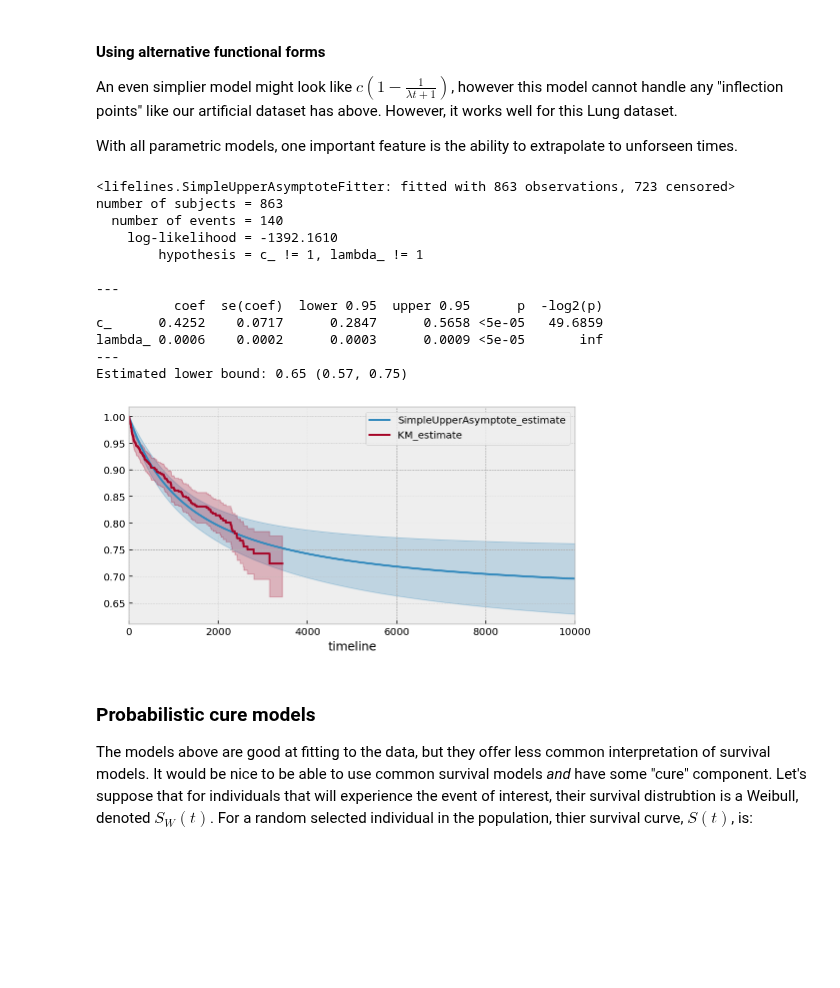
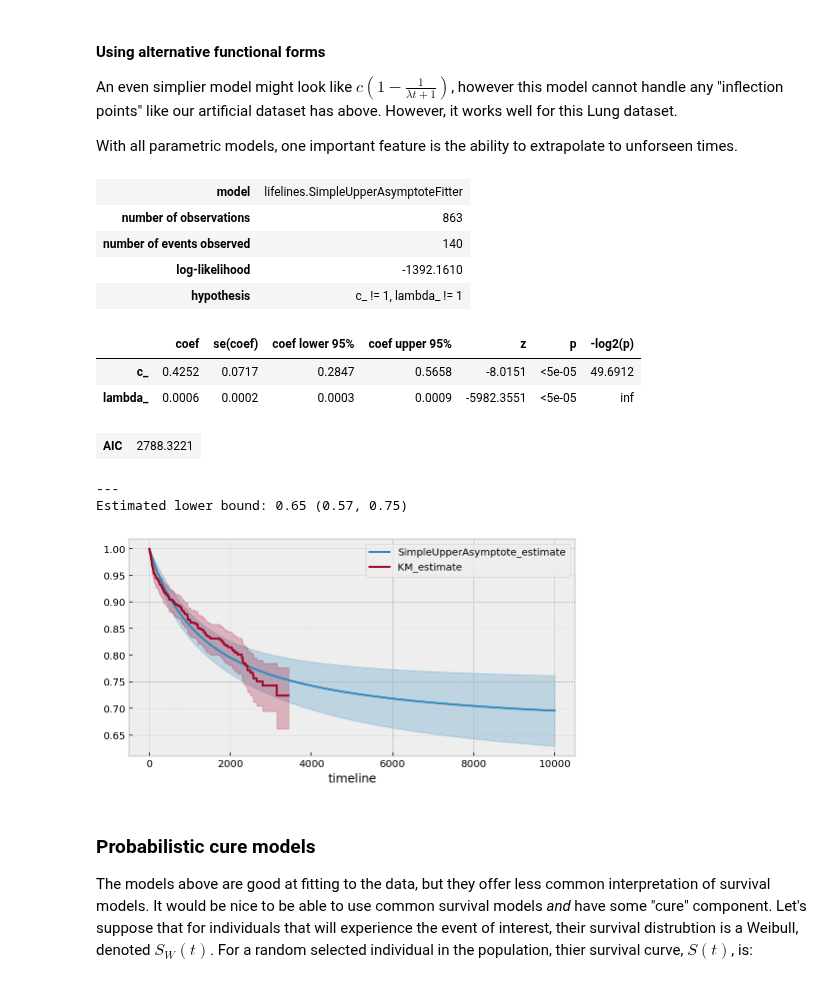
Before and after one commit to CamDavidsonPilon/lifelines, a Jupyter notebook: docs/jupyter_notebooks/Modelling time-lagged conversion rates.ipynb, the cells around one changed output. Cells and saved outputs as stored; diff of their text form; code cells hidden in the pictures; blank space fills up the shorter version.

```diff
--- a/docs/jupyter_notebooks/Modelling time-lagged conversion rates.ipynb
+++ b/docs/jupyter_notebooks/Modelling time-lagged conversion rates.ipynb
@@ -227,32 +220,31 @@ class SimpleUpperAsymptoteFitter(ParametricUnivariateFitter):
 # %%
 # Another, less obvious, dataset.
 
 saf = SimpleUpperAsymptoteFitter().fit(T, E, timeline=np.arange(1, 10000))
 ax = saf.plot_survival_function(figsize=(8,4))
 saf.print_summary(4)
 
 kmf.fit(T, E).plot(ax=ax)
 print("---")
 print("Estimated lower bound: {:.2f} ({:.2f}, {:.2f})".format(
         np.exp(-saf.summary.loc['c_', 'coef']),
-        np.exp(-saf.summary.loc['c_', 'upper 0.95']),
-        np.exp(-saf.summary.loc['c_', 'lower 0.95']),
+        np.exp(-saf.summary.loc['c_', 'coef upper 95%']),
+        np.exp(-saf.summary.loc['c_', 'coef lower 95%']),
     )
 )
 # %% [output]
+| model | lifelines.SimpleUpperAsymptoteFitter |
+| number of observations | 863 |
+| number of events observed | 140 |
+| log-likelihood | -1392.1610 |
+| hypothesis | c_ != 1, lambda_ != 1 |
+|  | coef | se(coef) | coef lower 95% | coef upper 95% | z | p | -log2(p) |
+| c_ | 0.4252 | 0.0717 | 0.2847 | 0.5658 | -8.0151 | <5e-05 | 49.6912 |
+| lambda_ | 0.0006 | 0.0002 | 0.0003 | 0.0009 | -5982.3551 | <5e-05 | inf |
+| AIC | 2788.3221 |
-<lifelines.SimpleUpperAsymptoteFitter: fitted with 863 observations, 723 censored>
-number of subjects = 863
-  number of events = 140
-    log-likelihood = -1392.1610
-        hypothesis = c_ != 1, lambda_ != 1
-
----
-          coef  se(coef)  lower 0.95  upper 0.95      p  -log2(p)
-c_      0.4252    0.0717      0.2847      0.5658 <5e-05   49.6859
-lambda_ 0.0006    0.0002      0.0003      0.0009 <5e-05       inf
 ---
 Estimated lower bound: 0.65 (0.57, 0.75)
-[figure, old version]
+[figure, new version]
 # %% [markdown]
 ### Probabilistic cure models
 
```
Also changed, not shown: parts of 8 cells of this notebook, 1 other file.
